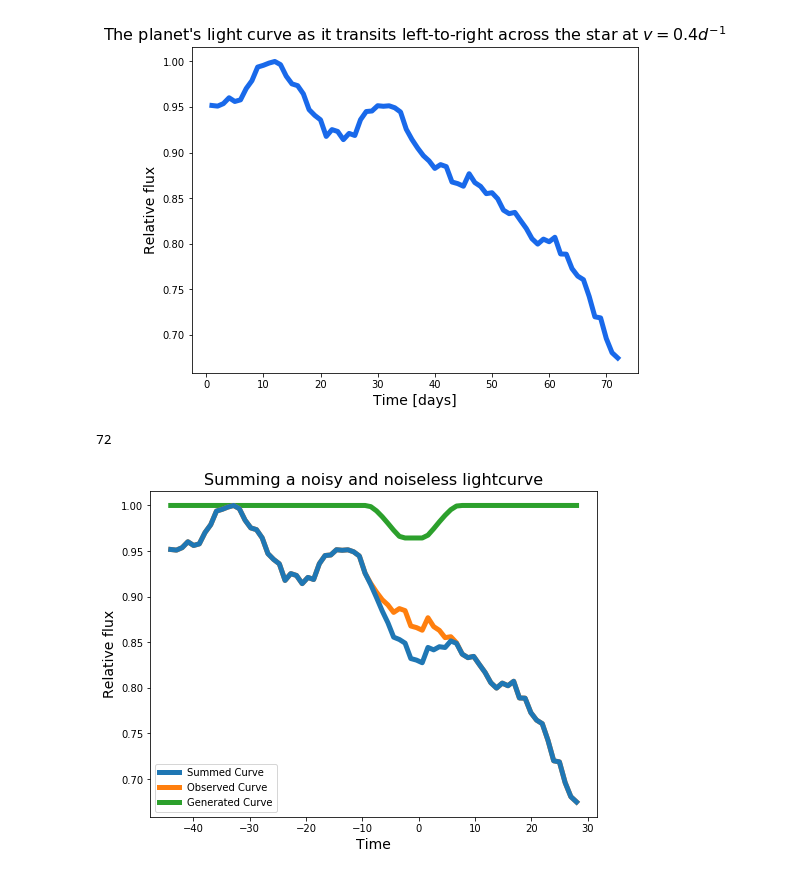
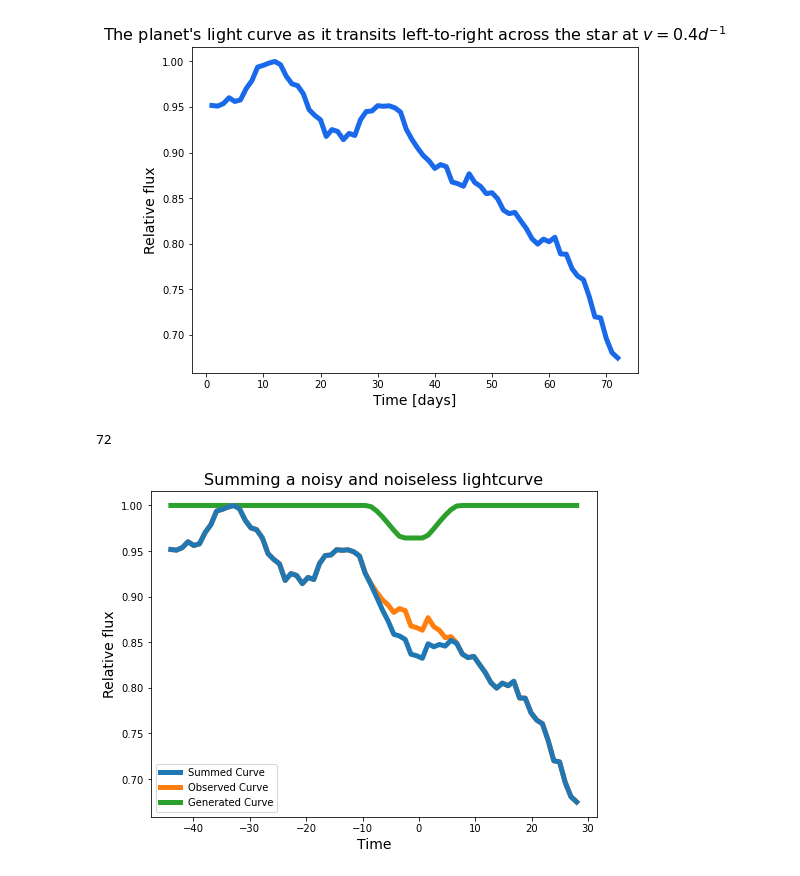
Before and after one commit to joshua-bromley/tessSignalInjection, a Jupyter notebook: lightCurveSums/ebtExtraFunctions.ipynb, the cells around one changed output. Cells and saved outputs as stored; diff of their text form; code cells hidden in the pictures.

```diff
--- a/lightCurveSums/ebtExtraFunctions.ipynb
+++ b/lightCurveSums/ebtExtraFunctions.ipynb
@@ -127,12 +125,11 @@ plt.show()
 # %%
 times, rawLC = np.loadtxt("lightcurves/ra1215d119lc.txt", unpack = True)
 
-flux = 1/(10**(rawLC/2.5))
-maxMag = max(flux)
-trueLC = flux/maxMag
+minMag = min(rawLC)
+flux = 10**((minMag-rawLC)/2.5)
 
 fig, ax = plt.subplots(1,1,figsize=(8,6))
-ax.plot(times,trueLC,color="#1969ea",ls="-",lw=5)
+ax.plot(times,flux,color="#1969ea",ls="-",lw=5)
 plt.xlabel("Time [days]",fontsize=14)
 plt.ylabel("Relative flux",fontsize=14)
 plt.title(r"The planet's light curve as it transits left-to-right across the star at $v = 0.4 d^{-1}$",fontsize=16)
@@ -142,33 +139,33 @@ plt.show()
 # %%
 planetTimes = np.linspace(-44,28,72)
 
 planetGrid = np.zeros((30,30))
 planetGrid[6:24,13:17] = 0.1
 planetGrid[13:17,6:24] = 0.1
 planetGrid[7:23,10:20] = 0.1
 planetGrid[10:20,7:23] = 0.1
 planetGrid[8:22,8:22] = 0.1
 planetGrid[9:21,9:21] = 0.1
 
 
 planet = TransitingImage(opacitymat = planetGrid, lowres = 15, lowrestype="mean",lowresround = False, v = 0.2, t_ref = 0, t_arr = times)
 
-print len(trueLC)
+print (len(flux))
 
 
 transitLC, overlapTimes = planet.gen_LC(t_arr = planetTimes)
 longTransitLC, times = ebtExtendLC(transitLC, overlapTimes, planetTimes)
-sumLC = ebtSumLightCurves(trueLC, longTransitLC)
+sumLC = ebtSumLightCurves(flux, longTransitLC)
 
 fig, ax = plt.subplots(1,1,figsize=(8,6))
 ax.plot(times,sumLC,ls="-",lw=5, label = "Summed Curve")
-ax.plot(times,trueLC,ls='-',lw = 5, label = "Observed Curve", zorder = -1)
+ax.plot(times,flux,ls='-',lw = 5, label = "Observed Curve", zorder = -1)
 ax.plot(times,longTransitLC,ls='-',lw=5,label = "Generated Curve", zorder = -2)
 ax.legend()
 plt.xlabel("Time",fontsize=14)
 plt.ylabel("Relative flux",fontsize=14)
 plt.title(r"Summing a noisy and noiseless lightcurve",fontsize=16)
 plt.show()
 # %% [output]
 72
-[figure, old version]
+[figure, new version]
```
Also changed, not shown: parts of 2 cells of this notebook, 4 other files.
